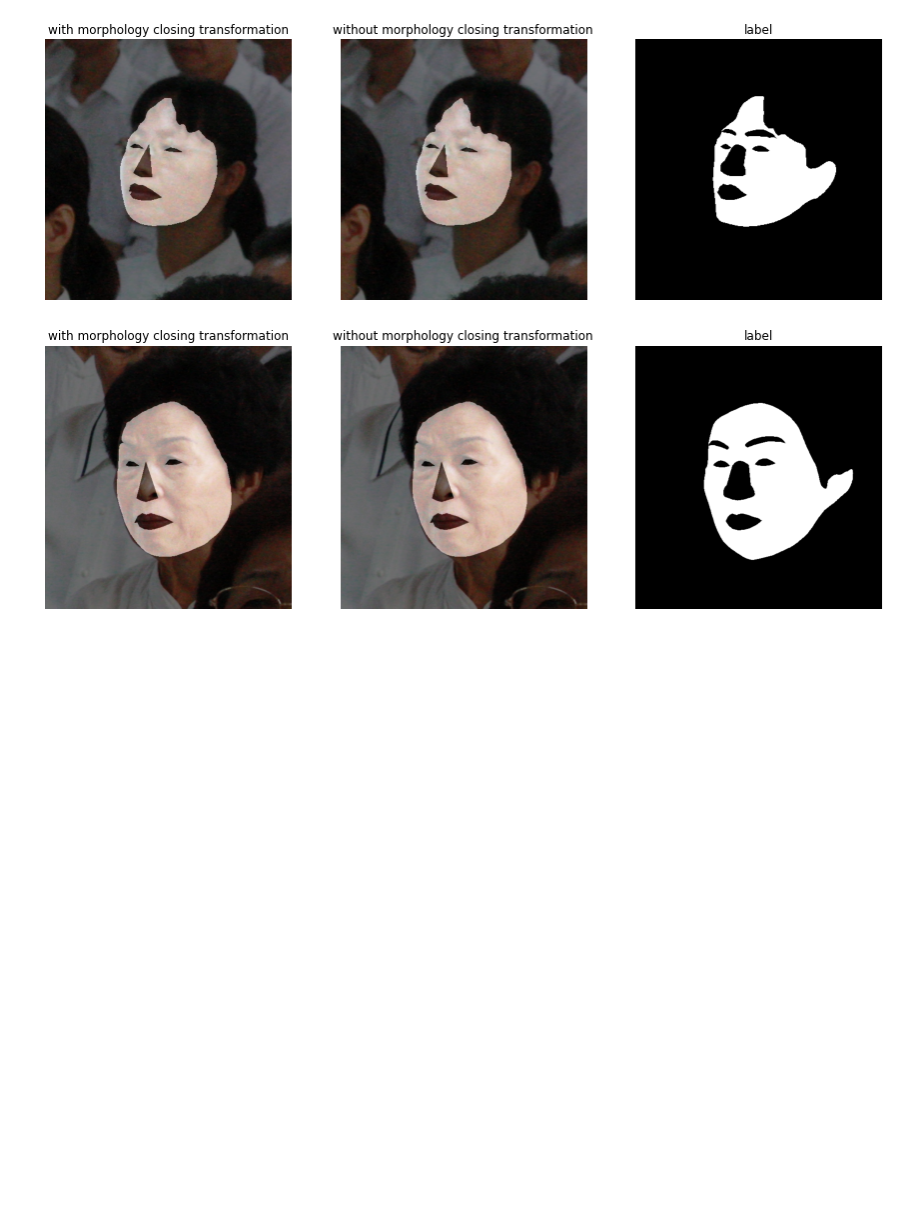
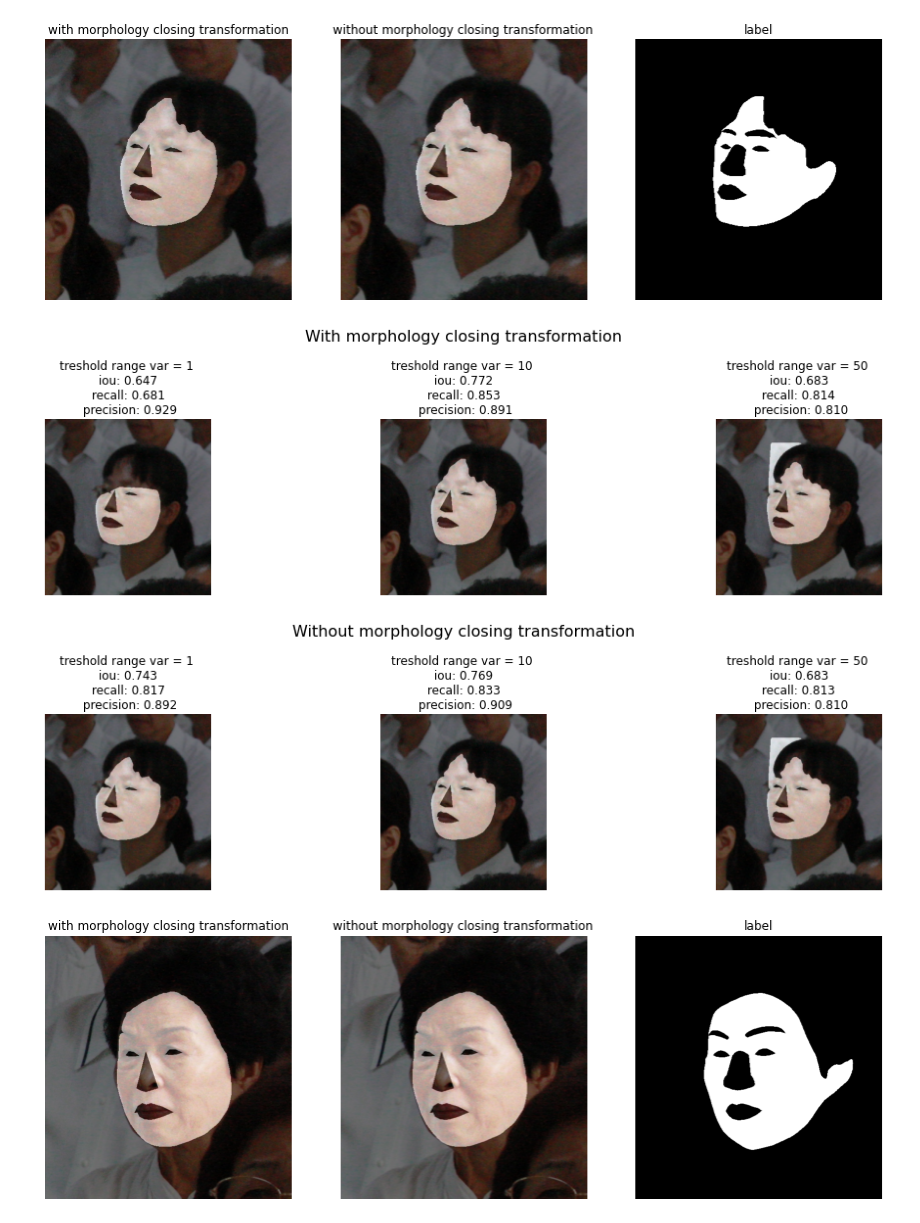
Before and after one commit to waczjoan/Face-Morph, a Jupyter notebook: SkinDetection/skinDetectionWithFaceLandmarks.ipynb, the cells around one changed output. Cells and saved outputs as stored; diff of their text form; code cells hidden in the pictures; blank space fills up the shorter version.

Commit message:
add figure with morph and without morph transformation and consider var and add boxplots

```diff
--- a/SkinDetection/skinDetectionWithFaceLandmarks.ipynb
+++ b/SkinDetection/skinDetectionWithFaceLandmarks.ipynb
@@ -165,7 +167,7 @@ def create_masks(component, treshold_range_mean, treshold_range_var, mask_from_l
     hight = max(y) - min(y)
 
     # create treshold_range, that avg will be avg calcualted using mask created using landmarks, and variance will be 10.
-    treshold_range = [avg_face_YCrCb[2] - 10, avg_face_YCrCb[2] + 10]
+    treshold_range = [avg_face_YCrCb[2] - treshold_range_var, avg_face_YCrCb[2] + treshold_range_var]
 
     # create skin mask using treshold_range
     mask_created_via_treshold = (cv2.inRange(component, * treshold_range)).astype(int)
@@ -246,7 +248,7 @@ PATH = '../LaPa/train'
 # load examples, BGR, with labels
 images_train = read_folder(PATH, n = 1000, labels = 'labels')
 # %%
-def find_final_mask(img_BGR):
+def find_final_mask(img_BGR, treshold_range_var = 10):
     # change img to gray
     gray = cv2.cvtColor(img_BGR, cv2.COLOR_BGR2GRAY)
 
@@ -269,14 +271,14 @@ def find_final_mask(img_BGR):
         # create mask
         _, _, final_mask, _ = create_masks(component = img_YCrCb[:,:, 2],
                                           treshold_range_mean = avg_face_YCrCb[2],
-                                          treshold_range_var = 10,
+                                          treshold_range_var = treshold_range_var,
                                           mask_from_landmarks = img_mask,
                                           landmarks = landmarks)
 
         final_mask = np.where(final_mask == [255, 255, 255], final_mask, img_mask)
         return img_mask, final_mask, img_YCrCb, landmarks
 
-    raise ValueError("Ops! Face has not been detected", rects)
+    return None, None, None, None
 # %%
 example_img = list(images_train.keys())[5]
 img_BGR = images_train[example_img]['img']
@@ -564,6 +568,33 @@ plot_img(mask, alpha = 0.5, cmap = 'gray', ax = ax[1], title = 'without morpholo
 plot_img((images_train[example_img]['labels'] == 1)[:,:,0].astype(int), ax = ax[2], cmap = 'gray', title = 'label')
 # %% [output]
 [figure]
+# %%
+truth = (images_train[example_img]['labels'] == 1)[:,:,0]
+treshold_range_vars = [1, 10, 50]
+
+f, ax = plt.subplots(1,3, figsize=(15,4))
+f.suptitle('With morphology closing transformation', fontsize=16)
+for i in range(len(treshold_range_vars)):
+    predicted = find_skin_mask(img_BGR, treshold_range_var = treshold_range_vars[i])
+    iou_measure, recall_score_measure, precision_score_measure = measure(truth, predicted)
+    title = f'treshold range var = {treshold_range_vars[i]} \n iou: {iou_measure :.3f} \n recall: {recall_score_measure :.3f} \n precision: {precision_score_measure :.3f}'
+    plot_img(img_RGB, ax = ax[i])
+    plot_img(predicted, alpha = 0.5, cmap = 'gray', ax = ax[i], title = title)
+f.tight_layout()
+
+
+f, ax = plt.subplots(1,3, figsize=(15,4))
+f.suptitle('Without morphology closing transformation', fontsize=16)
+for i in range(len(treshold_range_vars)):
+    predicted = find_skin_mask(img_BGR, morphology = False, treshold_range_var = treshold_range_vars[i])
+    iou_measure, recall_score_measure, precision_score_measure = measure(truth, predicted)
+    title = f'treshold range var = {treshold_range_vars[i] } \n iou: {iou_measure :.3f} \n recall: {recall_score_measure :.3f} \n precision: {precision_score_measure :.3f}'
+    plot_img(img_RGB, ax = ax[i])
+    plot_img(predicted, alpha = 0.5, cmap = 'gray', ax = ax[i], title = title)
+f.tight_layout()
+# %% [output]
+[figure, added]
+[figure, added]
 # %%
 example_img = list(images_train.keys())[4]
 img_BGR = images_train[example_img]['img']
```
Also changed, not shown: parts of 10 cells of this notebook.
